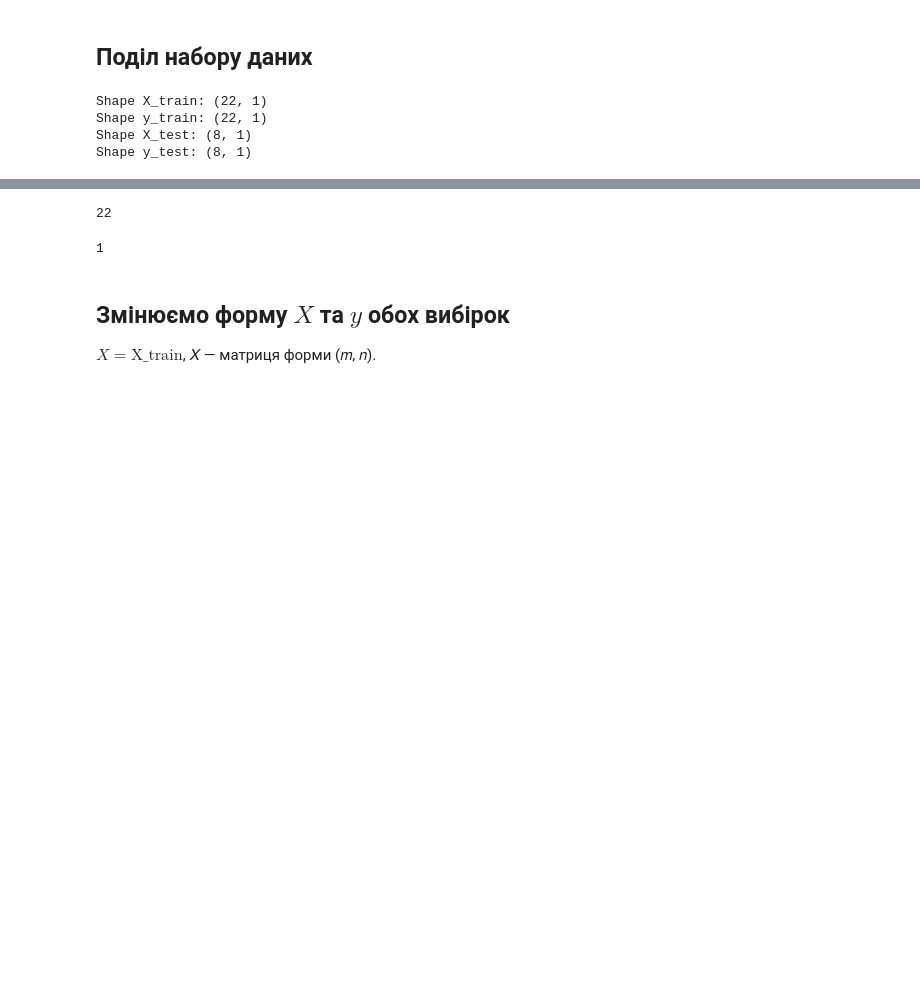
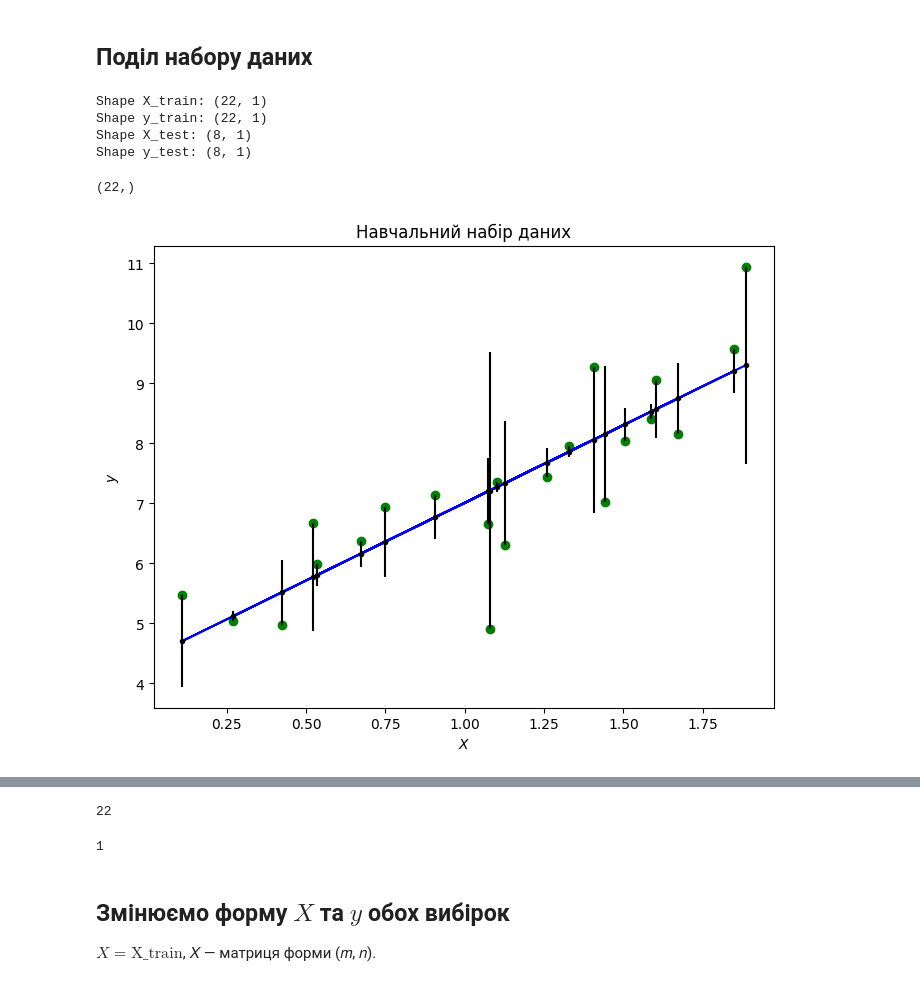
Before and after one commit to YKochura/ai-lab, a Jupyter notebook: linear-regression/linear_regression.ipynb, the cells around one changed output, grey strips where cells are left out. Cells and saved outputs as stored; diff of their text form; code cells hidden in the pictures; blank space fills up the shorter version.

```diff
--- a/linear-regression/linear_regression.ipynb
+++ b/linear-regression/linear_regression.ipynb
@@ -102,5 +114,26 @@ Shape X_train: (22, 1)
 Shape y_train: (22, 1)
 Shape X_test: (8, 1)
 Shape y_test: (8, 1)
+# %%
+X_train[:,0].shape
+# %% [output]
+(22,)
+# %%
+coef = np.polyfit(X_train[:,0], y_train[:,0], 1)
+poly1d_fn = np.poly1d(coef)  # to create a linear function with coefficients
+
+fig = plt.figure(figsize=(8,6))
+# ypoints = np.array([4, 7, 10])
+
+# plt.plot(ypoints, linestyle = 'solid')
+plt.plot(X_train[:,0], y_train[:,0], 'go', X_train[:,0], poly1d_fn(X_train[:,0]), '-b')
+plt.errorbar(X_train[:,0], poly1d_fn(X_train[:,0]), yerr=abs(poly1d_fn(X_train[:,0]) - y_train[:,0]), fmt='.k')
+# plt.scatter(X_train, y_train)
+plt.title("Навчальний набір даних")
+plt.xlabel("$X$")
+plt.ylabel("$y$")
+plt.show()
+# %% [output]
+[figure, added]
 # %%
 fig = plt.figure(figsize=(8,6))
```
Also changed, not shown: parts of 4 cells of this notebook.
